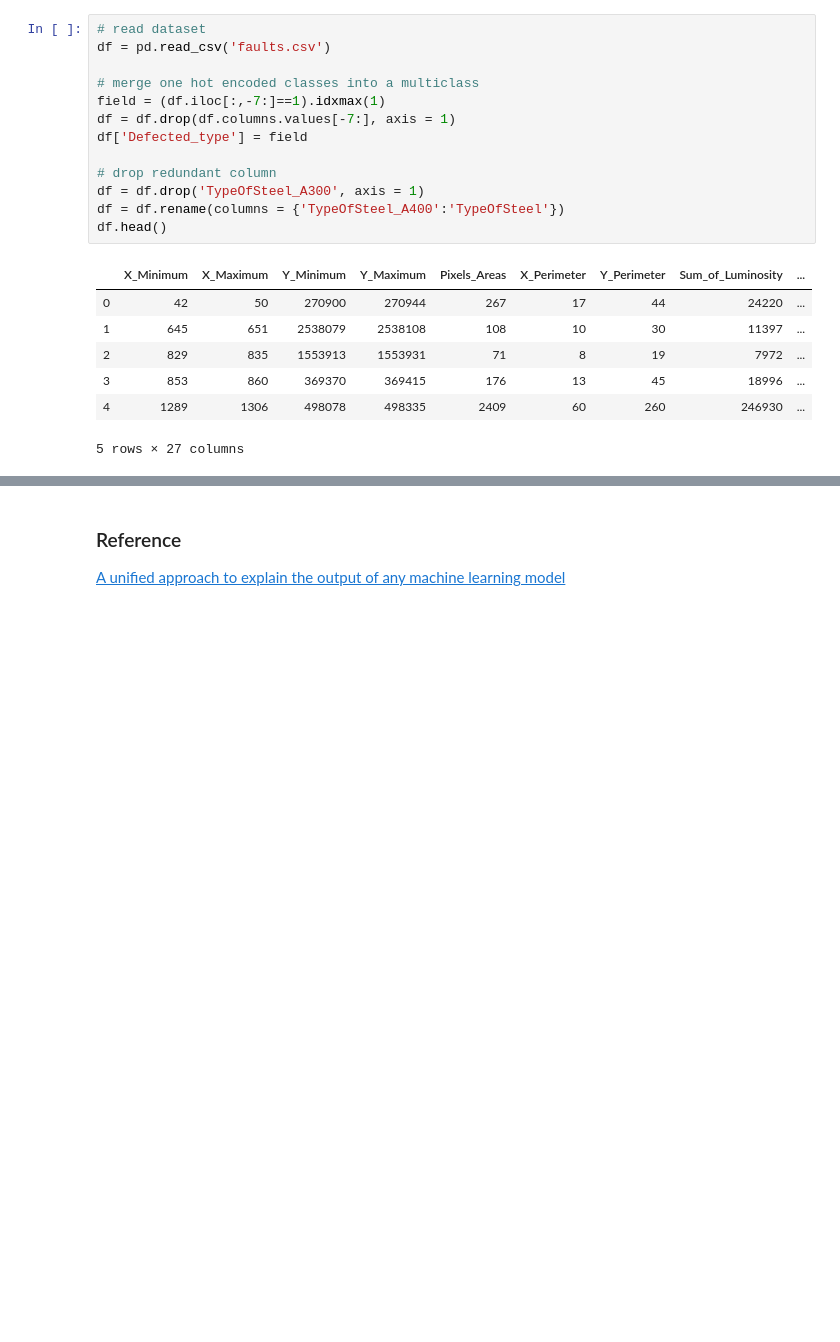
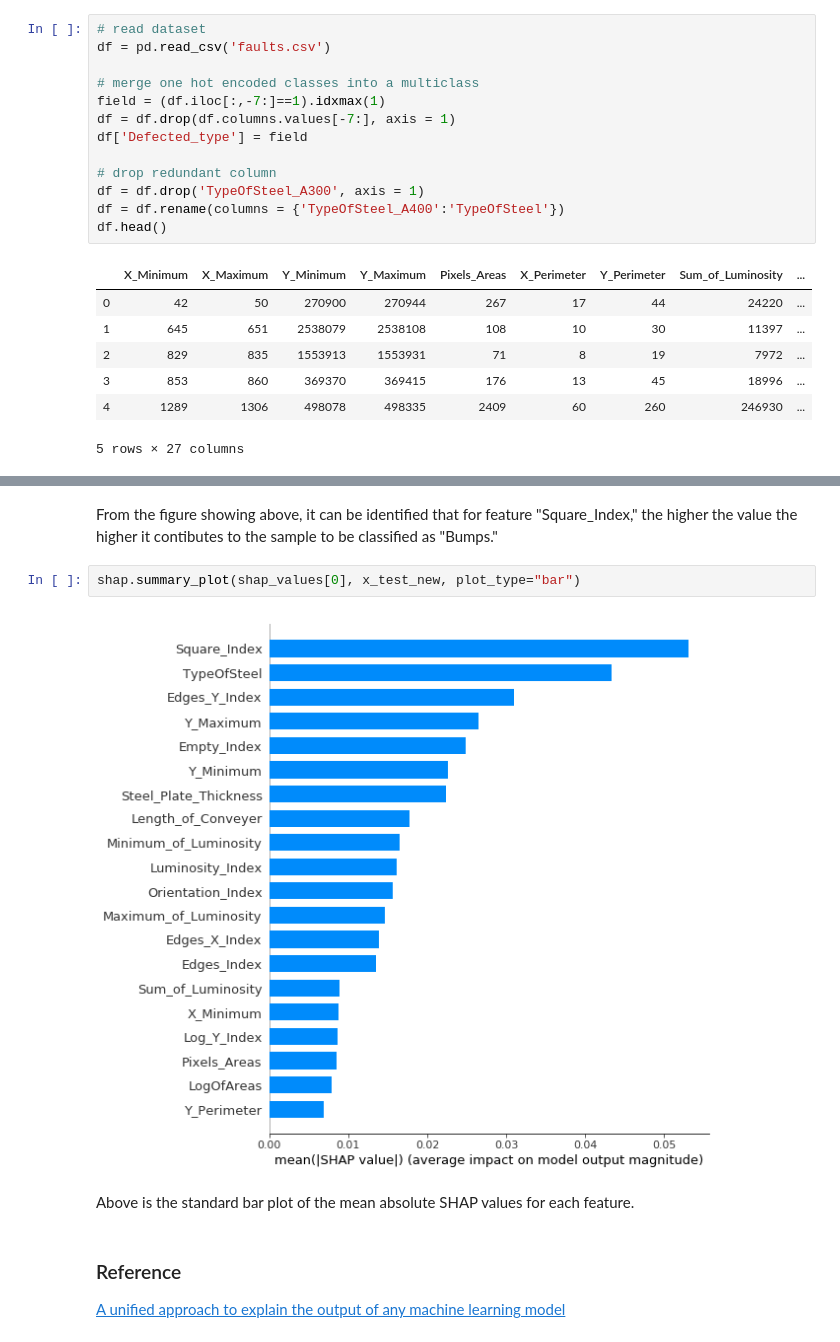
Before and after one commit to ITingHung/Explainable-Artificial-Intelligence-XAI-, a Jupyter notebook: SHAP Implementation.ipynb, the cells around one changed output, grey strips where cells are left out. Cells and saved outputs as stored; diff of their text form; blank space fills up the shorter version.

```diff
--- a/SHAP Implementation.ipynb
+++ b/SHAP Implementation.ipynb
@@ -188,3 +207,11 @@ shap.summary_plot(shap_values[0], x_test_new)
+# %% [markdown]
+From the figure showing above, it can be identified that for feature "Square_Index," the higher the value the higher it contibutes to the sample to be classified as "Bumps."
+# %%
+shap.summary_plot(shap_values[0], x_test_new, plot_type="bar")
+# %% [output]
+[figure, added]
+# %% [markdown]
+ Above is the standard bar plot of the mean absolute SHAP values for each feature.
 # %% [markdown]
 ### Reference
 [A unified approach to explain the output of any machine learning model](https://github.com/slundberg/shap)
```
Also changed, not shown: parts of 27 cells of this notebook.
